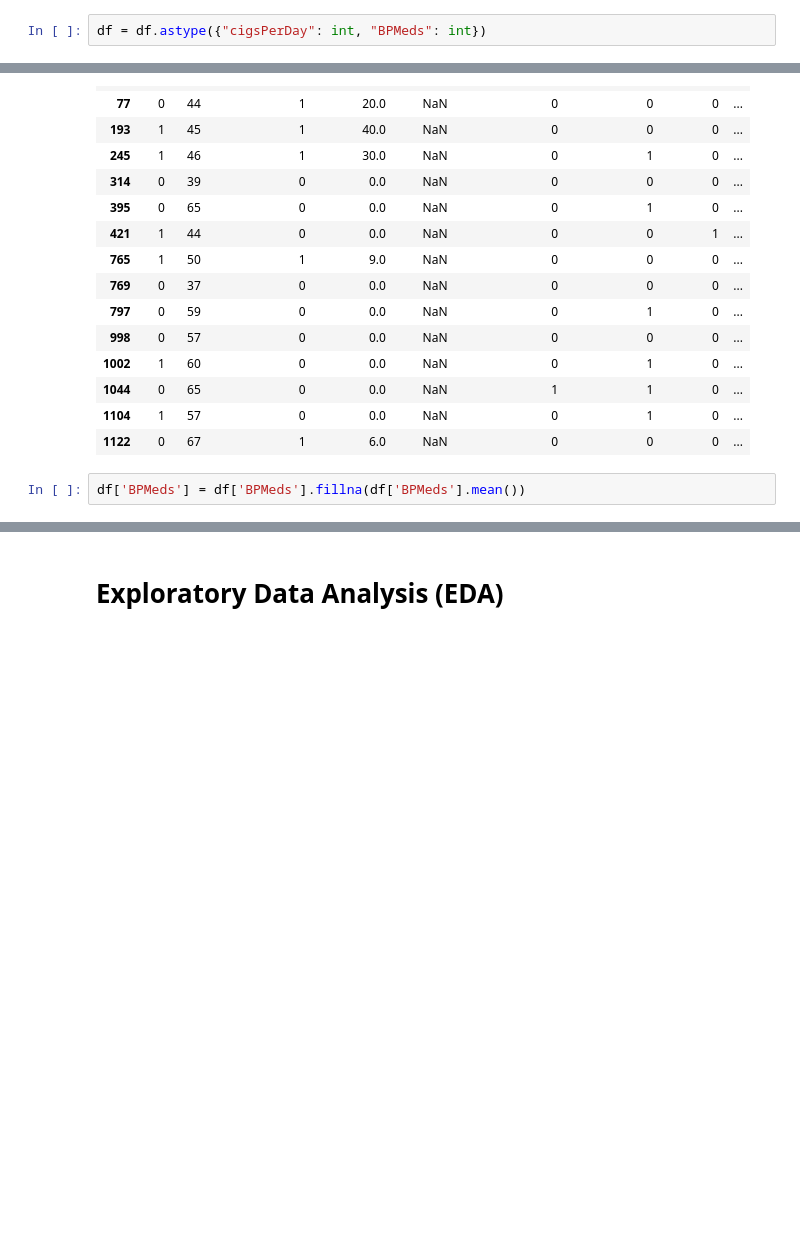
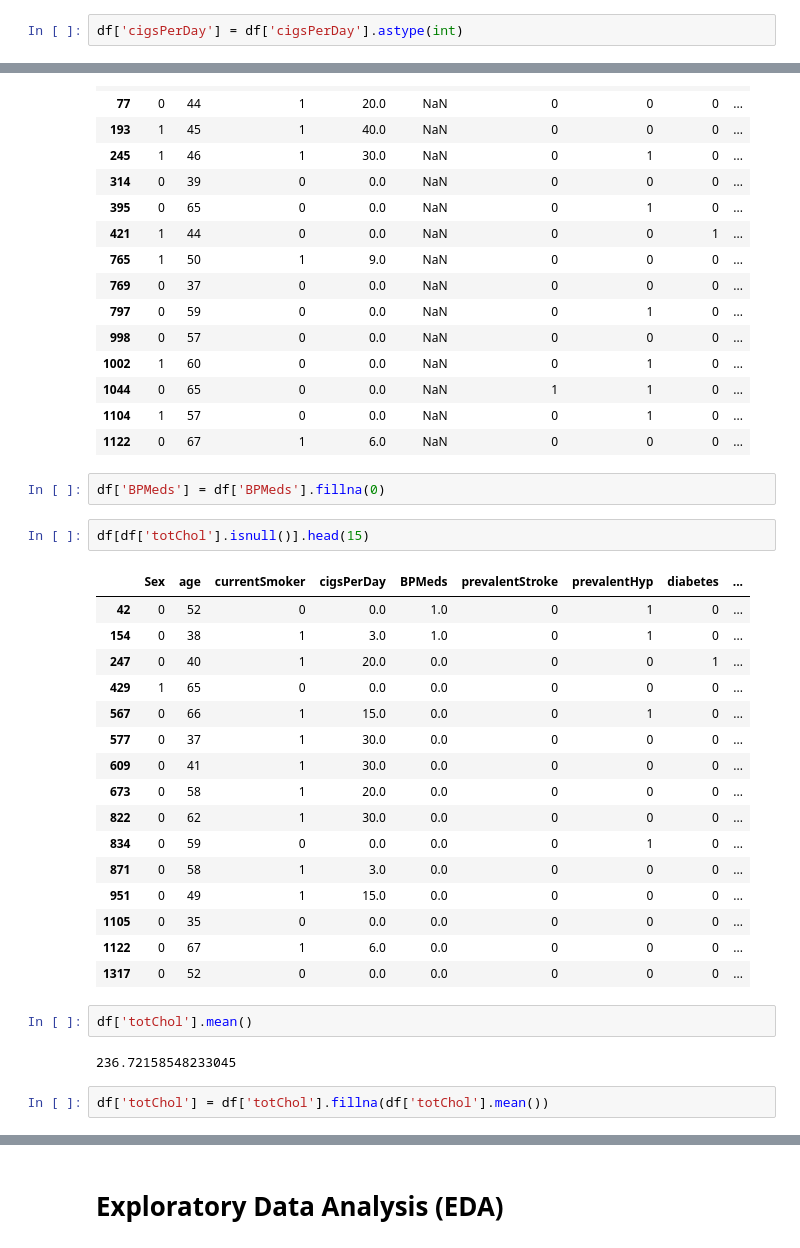
Before and after one commit to nawafalhu/HEART-DISEASE-PREDICTION, a Jupyter notebook: Heart-Disease.ipynb, the cells around one changed output, grey strips where cells are left out. Saved outputs shown, nothing was run; the diff lists cells and outputs as text; blank space fills up the shorter version.

```diff
--- a/Heart-Disease.ipynb
+++ b/Heart-Disease.ipynb
@@ -92,4 +92,4 @@ df.describe()
 | 75% | 1.000000 | 56.000000 | 3.000000 | 1.000000 | 20.000000 | 0.000000 | 0.000000 | 1.000000 | ... |
 | max | 1.000000 | 70.000000 | 4.000000 | 1.000000 | 70.000000 | 1.000000 | 1.000000 | 1.000000 | ... |
 # %%
-df = df.astype({"cigsPerDay": int, "BPMeds": int})
+df['cigsPerDay'] = df['cigsPerDay'].astype(int)
@@ -187,4 +185,29 @@ df[df['BPMeds'].isnull()].head(15)
 | 1104 | 1 | 57 | 0 | 0.0 | NaN | 0 | 1 | 0 | ... |
 | 1122 | 0 | 67 | 1 | 6.0 | NaN | 0 | 0 | 0 | ... |
 # %%
-df['BPMeds'] = df['BPMeds'].fillna(df['BPMeds'].mean())
+df['BPMeds'] = df['BPMeds'].fillna(0)
+# %%
+df[df['totChol'].isnull()].head(15)
+# %% [output]
+|  | Sex | age | currentSmoker | cigsPerDay | BPMeds | prevalentStroke | prevalentHyp | diabetes | ... |
+| 42 | 0 | 52 | 0 | 0.0 | 1.0 | 0 | 1 | 0 | ... |
+| 154 | 0 | 38 | 1 | 3.0 | 1.0 | 0 | 1 | 0 | ... |
+| 247 | 0 | 40 | 1 | 20.0 | 0.0 | 0 | 0 | 1 | ... |
+| 429 | 1 | 65 | 0 | 0.0 | 0.0 | 0 | 0 | 0 | ... |
+| 567 | 0 | 66 | 1 | 15.0 | 0.0 | 0 | 1 | 0 | ... |
+| 577 | 0 | 37 | 1 | 30.0 | 0.0 | 0 | 0 | 0 | ... |
+| 609 | 0 | 41 | 1 | 30.0 | 0.0 | 0 | 0 | 0 | ... |
+| 673 | 0 | 58 | 1 | 20.0 | 0.0 | 0 | 0 | 0 | ... |
+| 822 | 0 | 62 | 1 | 30.0 | 0.0 | 0 | 0 | 0 | ... |
+| 834 | 0 | 59 | 0 | 0.0 | 0.0 | 0 | 1 | 0 | ... |
+| 871 | 0 | 58 | 1 | 3.0 | 0.0 | 0 | 0 | 0 | ... |
+| 951 | 0 | 49 | 1 | 15.0 | 0.0 | 0 | 0 | 0 | ... |
+| 1105 | 0 | 35 | 0 | 0.0 | 0.0 | 0 | 0 | 0 | ... |
+| 1122 | 0 | 67 | 1 | 6.0 | 0.0 | 0 | 0 | 0 | ... |
+| 1317 | 0 | 52 | 0 | 0.0 | 0.0 | 0 | 0 | 0 | ... |
+# %%
+df['totChol'].mean()
+# %% [output]
+236.72158548233045
+# %%
+df['totChol'] = df['totChol'].fillna(df['totChol'].mean())
```
Also changed, not shown: parts of 9 cells of this notebook.
